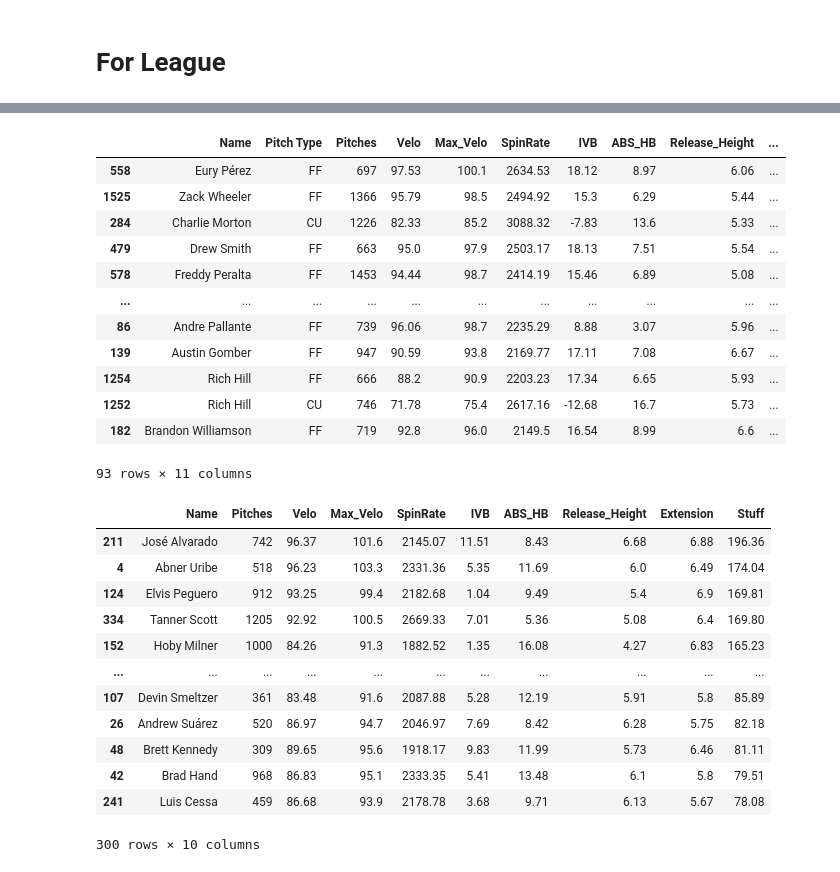
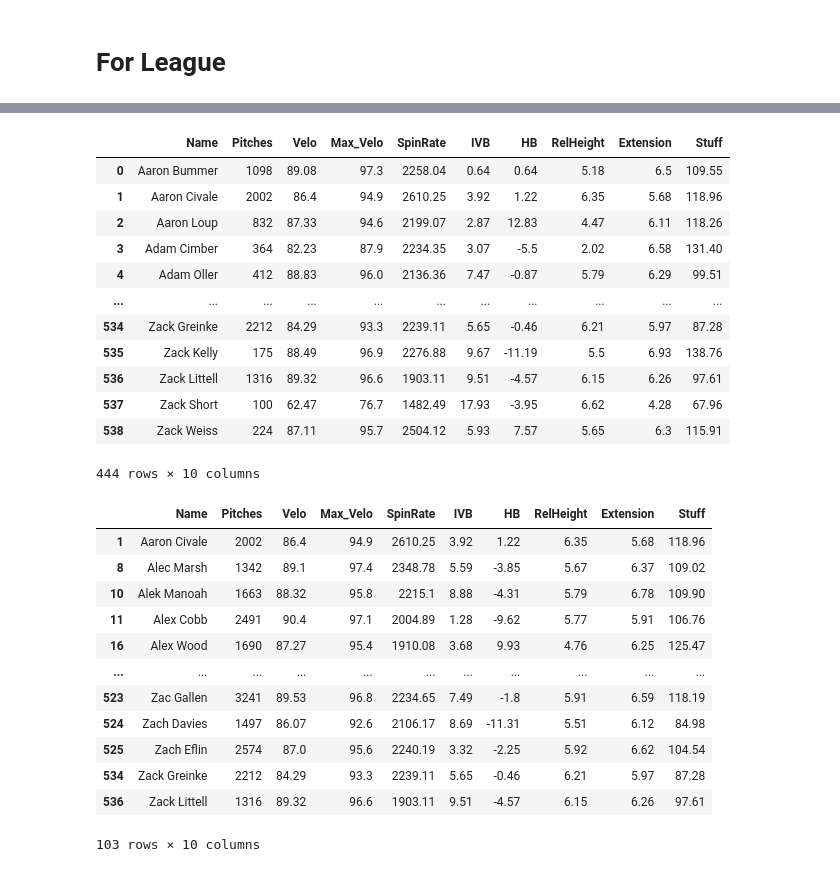
Before and after one commit to Cbkaplinger/Random-Projects, a Jupyter notebook: MLB/MLBStuffPlus.ipynb, the cells around one changed output, grey strips where cells are left out. Drawn from its saved outputs; the diff is of its cells as text; code cells hidden in the pictures.

```diff
--- a/MLB/MLBStuffPlus.ipynb
+++ b/MLB/MLBStuffPlus.ipynb
@@ -265,5 +265,5 @@ team
 # %%
-league = savant_df[savant_df["league"] == "NL"].reset_index(drop = True).dropna()
+league = savant_df[savant_df["league"] == "AL"].reset_index(drop = True).dropna()
 league
 # %% [output]
 |  | league | pitcher_team | Name | Pitch Type | release_speed | release_spin_rate | IVB | ABS_HB | ... |
@@ -282,7 +282,7 @@ league
 # %% [markdown]
 # For Players
 # %%
-stuff = player.drop(["league", "pitcher_team", "Name", "Pitch Type"], axis = 1)
+stuff = player.drop(["league", "pitcher_team", "Name", "Pitch Type", "RelSide", "HB", "plate_x", "plate_z"], axis = 1)
 # %%
 for i in range(len(player)):
     pitch_type = player.loc[i, 'Pitch Type']
@@ -334,7 +334,7 @@ player_grouped
 # %% [markdown]
 # For Teams
 # %%
-stuff = team.drop(["league", "pitcher_team", "Name", "Pitch Type"], axis = 1)
+stuff = team.drop(["league", "pitcher_team", "Name", "Pitch Type", "RelSide", "HB", "plate_x", "plate_z"], axis = 1)
 # %%
 for i in range(len(team)):
     pitch_type = team.loc[i, 'Pitch Type']
@@ -439,7 +439,7 @@ overall
 # %% [markdown]
 # For League
 # %%
-stuff = league.drop(["league", "pitcher_team", "Name", "Pitch Type"], axis = 1)
+stuff = league.drop(["league", "pitcher_team", "Name", "Pitch Type", "RelSide", "HB", "plate_x", "plate_z"], axis = 1)
 # %%
 for i in range(len(league)):
     pitch_type = league.loc[i, 'Pitch Type']
@@ -498,56 +498,56 @@ overall
 # %%
-overall = league.groupby(['Name', 'Pitch Type']).agg(
+leagueName = league.groupby(['Name']).agg(
     Pitches = ('Pitch Type', 'count'),
     Velo = ('release_speed', 'mean'),
     Max_Velo = ('release_speed', 'max'),
     SpinRate = ('release_spin_rate', 'mean'),
     IVB = ('IVB', 'mean'),
-    ABS_HB = ('ABS_HB', 'mean'),
-    Release_Height = ('RelHeight', 'mean'),
+    HB = ('HB', 'mean'),
+    RelHeight = ('RelHeight', 'mean'),
     Extension = ('release_extension', 'mean'),
-    Stuff = ('Stuff', 'mean')).round(2).reset_index().sort_values(by='Stuff', ascending = False)
+    Stuff = ('Stuff', 'mean')).round(2).reset_index()
 
-overall = overall[overall['Pitches'] >= 600]
-overall
+leagueName = leagueName[leagueName['Pitches'] >= 100]
+leagueName
 # %% [output]
-|  | Name | Pitch Type | Pitches | Velo | Max_Velo | SpinRate | IVB | ABS_HB | Release_Height | ... |
-| 558 | Eury Pérez | FF | 697 | 97.53 | 100.1 | 2634.53 | 18.12 | 8.97 | 6.06 | ... |
-| 1525 | Zack Wheeler | FF | 1366 | 95.79 | 98.5 | 2494.92 | 15.3 | 6.29 | 5.44 | ... |
-| 284 | Charlie Morton | CU | 1226 | 82.33 | 85.2 | 3088.32 | -7.83 | 13.6 | 5.33 | ... |
-| 479 | Drew Smith | FF | 663 | 95.0 | 97.9 | 2503.17 | 18.13 | 7.51 | 5.54 | ... |
-| 578 | Freddy Peralta | FF | 1453 | 94.44 | 98.7 | 2414.19 | 15.46 | 6.89 | 5.08 | ... |
+|  | Name | Pitches | Velo | Max_Velo | SpinRate | IVB | HB | RelHeight | Extension | Stuff |
+| 0 | Aaron Bummer | 1098 | 89.08 | 97.3 | 2258.04 | 0.64 | 0.64 | 5.18 | 6.5 | 109.55 |
+| 1 | Aaron Civale | 2002 | 86.4 | 94.9 | 2610.25 | 3.92 | 1.22 | 6.35 | 5.68 | 118.96 |
+| 2 | Aaron Loup | 832 | 87.33 | 94.6 | 2199.07 | 2.87 | 12.83 | 4.47 | 6.11 | 118.26 |
+| 3 | Adam Cimber | 364 | 82.23 | 87.9 | 2234.35 | 3.07 | -5.5 | 2.02 | 6.58 | 131.40 |
+| 4 | Adam Oller | 412 | 88.83 | 96.0 | 2136.36 | 7.47 | -0.87 | 5.79 | 6.29 | 99.51 |
 | ... | ... | ... | ... | ... | ... | ... | ... | ... | ... | ... |
-| 86 | Andre Pallante | FF | 739 | 96.06 | 98.7 | 2235.29 | 8.88 | 3.07 | 5.96 | ... |
-| 139 | Austin Gomber | FF | 947 | 90.59 | 93.8 | 2169.77 | 17.11 | 7.08 | 6.67 | ... |
-| 1254 | Rich Hill | FF | 666 | 88.2 | 90.9 | 2203.23 | 17.34 | 6.65 | 5.93 | ... |
-| 1252 | Rich Hill | CU | 746 | 71.78 | 75.4 | 2617.16 | -12.68 | 16.7 | 5.73 | ... |
-| 182 | Brandon Williamson | FF | 719 | 92.8 | 96.0 | 2149.5 | 16.54 | 8.99 | 6.6 | ... |
+| 534 | Zack Greinke | 2212 | 84.29 | 93.3 | 2239.11 | 5.65 | -0.46 | 6.21 | 5.97 | 87.28 |
+| 535 | Zack Kelly | 175 | 88.49 | 96.9 | 2276.88 | 9.67 | -11.19 | 5.5 | 6.93 | 138.76 |
+| 536 | Zack Littell | 1316 | 89.32 | 96.6 | 1903.11 | 9.51 | -4.57 | 6.15 | 6.26 | 97.61 |
+| 537 | Zack Short | 100 | 62.47 | 76.7 | 1482.49 | 17.93 | -3.95 | 6.62 | 4.28 | 67.96 |
+| 538 | Zack Weiss | 224 | 87.11 | 95.7 | 2504.12 | 5.93 | 7.57 | 5.65 | 6.3 | 115.91 |
-93 rows × 11 columns
+444 rows × 10 columns
 # %%
-overall = league.groupby(['Name']).agg(
+leagueNameStart = league.groupby(['Name']).agg(
     Pitches = ('Pitch Type', 'count'),
     Velo = ('release_speed', 'mean'),
     Max_Velo = ('release_speed', 'max'),
     SpinRate = ('release_spin_rate', 'mean'),
     IVB = ('IVB', 'mean'),
-    ABS_HB = ('ABS_HB', 'mean'),
-    Release_Height = ('RelHeight', 'mean'),
+    HB = ('HB', 'mean'),
+    RelHeight = ('RelHeight', 'mean'),
     Extension = ('release_extension', 'mean'),
-    Stuff = ('Stuff', 'mean')).round(2).reset_index().sort_values(by='Stuff', ascending = False)
+    Stuff = ('Stuff', 'mean')).round(2).reset_index()
 
-overall = overall[overall['Pitches'] >= 100]
-overall
+leagueNameStart = leagueNameStart[leagueNameStart['Pitches'] >= 1300]
+leagueNameStart
 # %% [output]
-|  | Name | Pitches | Velo | Max_Velo | SpinRate | IVB | ABS_HB | Release_Height | Extension | Stuff |
-| 211 | José Alvarado | 742 | 96.37 | 101.6 | 2145.07 | 11.51 | 8.43 | 6.68 | 6.88 | 196.36 |
-| 4 | Abner Uribe | 518 | 96.23 | 103.3 | 2331.36 | 5.35 | 11.69 | 6.0 | 6.49 | 174.04 |
-| 124 | Elvis Peguero | 912 | 93.25 | 99.4 | 2182.68 | 1.04 | 9.49 | 5.4 | 6.9 | 169.81 |
-| 334 | Tanner Scott | 1205 | 92.92 | 100.5 | 2669.33 | 7.01 | 5.36 | 5.08 | 6.4 | 169.80 |
-| 152 | Hoby Milner | 1000 | 84.26 | 91.3 | 1882.52 | 1.35 | 16.08 | 4.27 | 6.83 | 165.23 |
+|  | Name | Pitches | Velo | Max_Velo | SpinRate | IVB | HB | RelHeight | Extension | Stuff |
+| 1 | Aaron Civale | 2002 | 86.4 | 94.9 | 2610.25 | 3.92 | 1.22 | 6.35 | 5.68 | 118.96 |
+| 8 | Alec Marsh | 1342 | 89.1 | 97.4 | 2348.78 | 5.59 | -3.85 | 5.67 | 6.37 | 109.02 |
+| 10 | Alek Manoah | 1663 | 88.32 | 95.8 | 2215.1 | 8.88 | -4.31 | 5.79 | 6.78 | 109.90 |
+| 11 | Alex Cobb | 2491 | 90.4 | 97.1 | 2004.89 | 1.28 | -9.62 | 5.77 | 5.91 | 106.76 |
+| 16 | Alex Wood | 1690 | 87.27 | 95.4 | 1910.08 | 3.68 | 9.93 | 4.76 | 6.25 | 125.47 |
 | ... | ... | ... | ... | ... | ... | ... | ... | ... | ... | ... |
-| 107 | Devin Smeltzer | 361 | 83.48 | 91.6 | 2087.88 | 5.28 | 12.19 | 5.91 | 5.8 | 85.89 |
-| 26 | Andrew Suárez | 520 | 86.97 | 94.7 | 2046.97 | 7.69 | 8.42 | 6.28 | 5.75 | 82.18 |
-| 48 | Brett Kennedy | 309 | 89.65 | 95.6 | 1918.17 | 9.83 | 11.99 | 5.73 | 6.46 | 81.11 |
-| 42 | Brad Hand | 968 | 86.83 | 95.1 | 2333.35 | 5.41 | 13.48 | 6.1 | 5.8 | 79.51 |
-| 241 | Luis Cessa | 459 | 86.68 | 93.9 | 2178.78 | 3.68 | 9.71 | 6.13 | 5.67 | 78.08 |
+| 523 | Zac Gallen | 3241 | 89.53 | 96.8 | 2234.65 | 7.49 | -1.8 | 5.91 | 6.59 | 118.19 |
+| 524 | Zach Davies | 1497 | 86.07 | 92.6 | 2106.17 | 8.69 | -11.31 | 5.51 | 6.12 | 84.98 |
+| 525 | Zach Eflin | 2574 | 87.0 | 95.6 | 2240.19 | 3.32 | -2.25 | 5.92 | 6.62 | 104.54 |
+| 534 | Zack Greinke | 2212 | 84.29 | 93.3 | 2239.11 | 5.65 | -0.46 | 6.21 | 5.97 | 87.28 |
+| 536 | Zack Littell | 1316 | 89.32 | 96.6 | 1903.11 | 9.51 | -4.57 | 6.15 | 6.26 | 97.61 |
-300 rows × 10 columns
+103 rows × 10 columns
```
Also changed, not shown: parts of 22 cells of this notebook, 17 other files.
